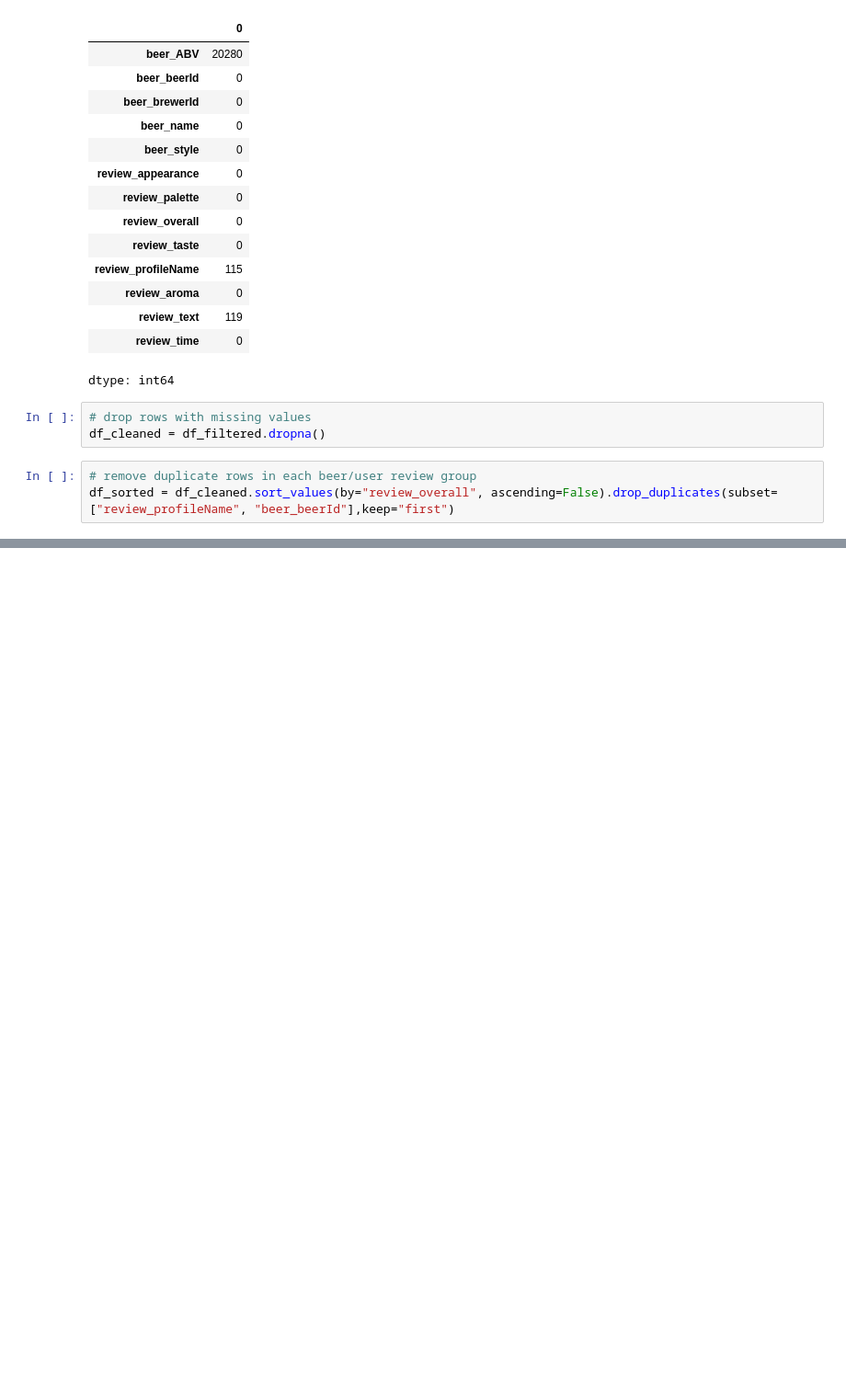
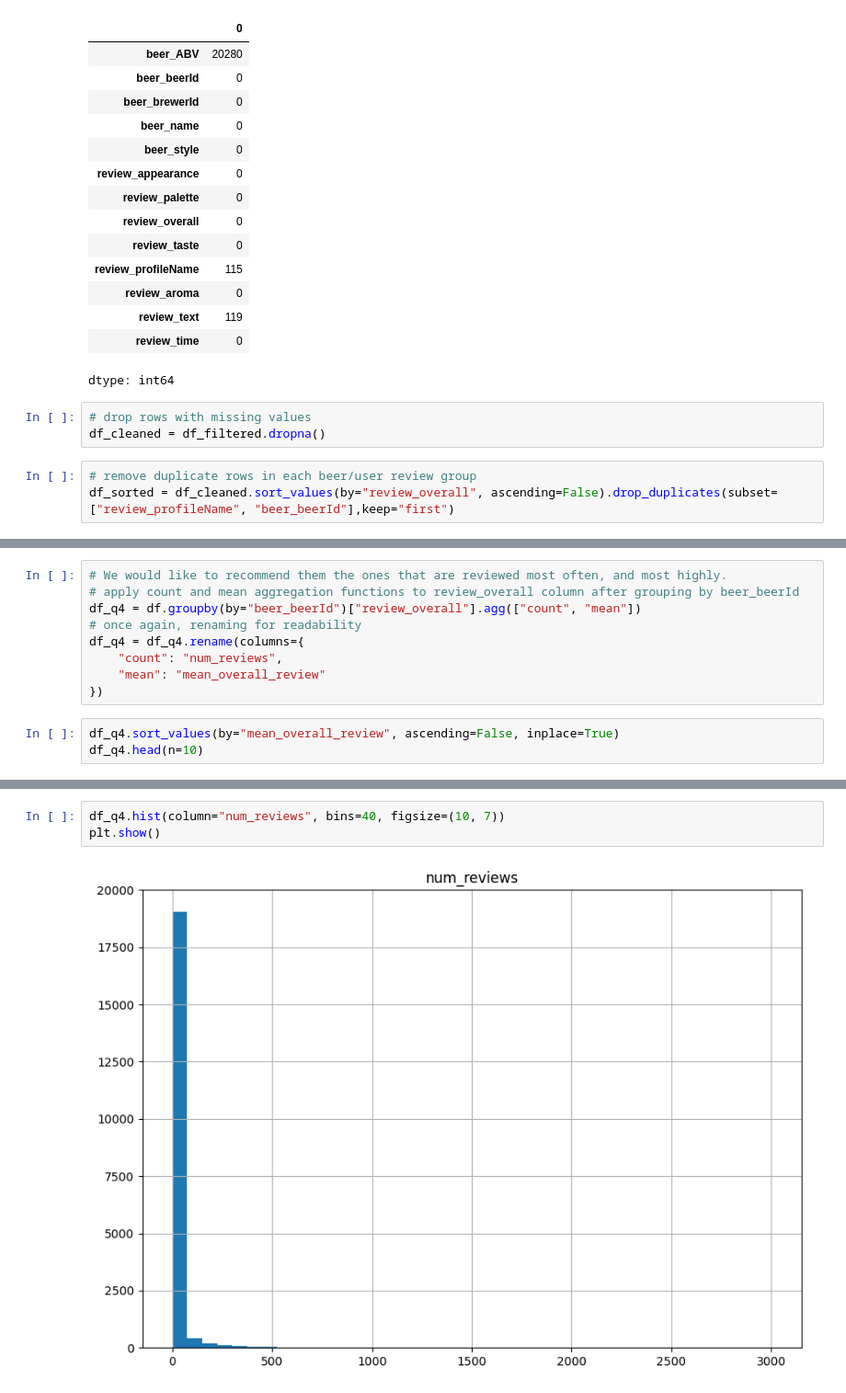
Before and after one commit to zhangshutao932/StrataScratch-Beer-Data-Analysis, a Jupyter notebook: Beer_Data_Analysis.ipynb, the cells around one changed output, grey strips where cells are left out. Shown at 92% size. Cells and saved outputs as stored; diff of their text form; blank space fills up the shorter version.

```diff
--- a/Beer_Data_Analysis.ipynb
+++ b/Beer_Data_Analysis.ipynb
@@ -59,0 +166,12 @@ df_sorted = df_cleaned.sort_values(by="review_overall", ascending=False).drop_du
+# %%
+# We would like to recommend them the ones that are reviewed most often, and most highly.
+# apply count and mean aggregation functions to review_overall column after grouping by beer_beerId
+df_q4 = df.groupby(by="beer_beerId")["review_overall"].agg(["count", "mean"])
+# once again, renaming for readability
+df_q4 = df_q4.rename(columns={
+    "count": "num_reviews",
+    "mean": "mean_overall_review"
+})
+# %%
+df_q4.sort_values(by="mean_overall_review", ascending=False, inplace=True)
+df_q4.head(n=10)
@@ -59,0 +204,5 @@ df_sorted = df_cleaned.sort_values(by="review_overall", ascending=False).drop_du
+# %%
+df_q4.hist(column="num_reviews", bins=40, figsize=(10, 7))
+plt.show()
+# %% [output]
+[figure, added]
```
Also changed, not shown: parts of 27 cells of this notebook.
